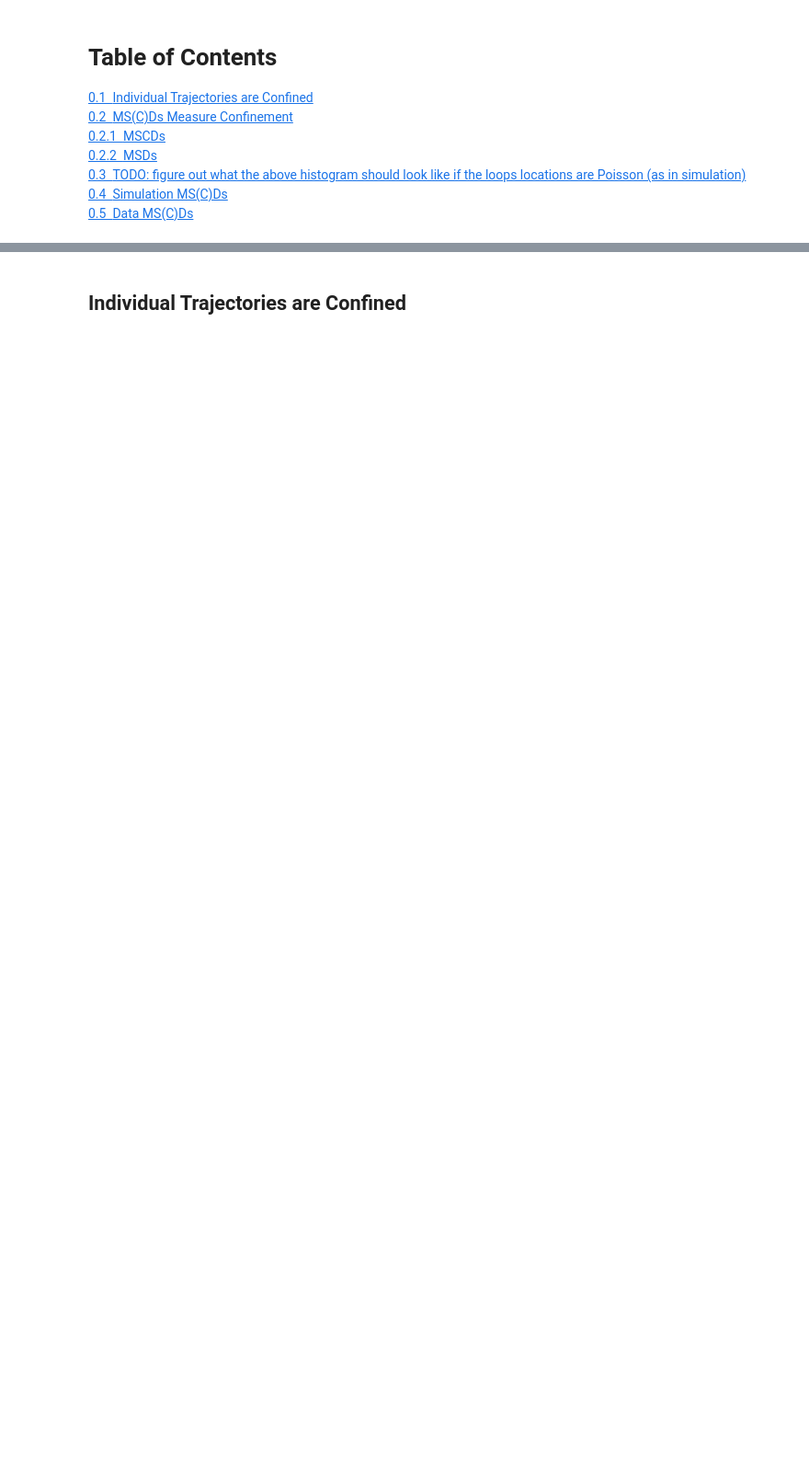
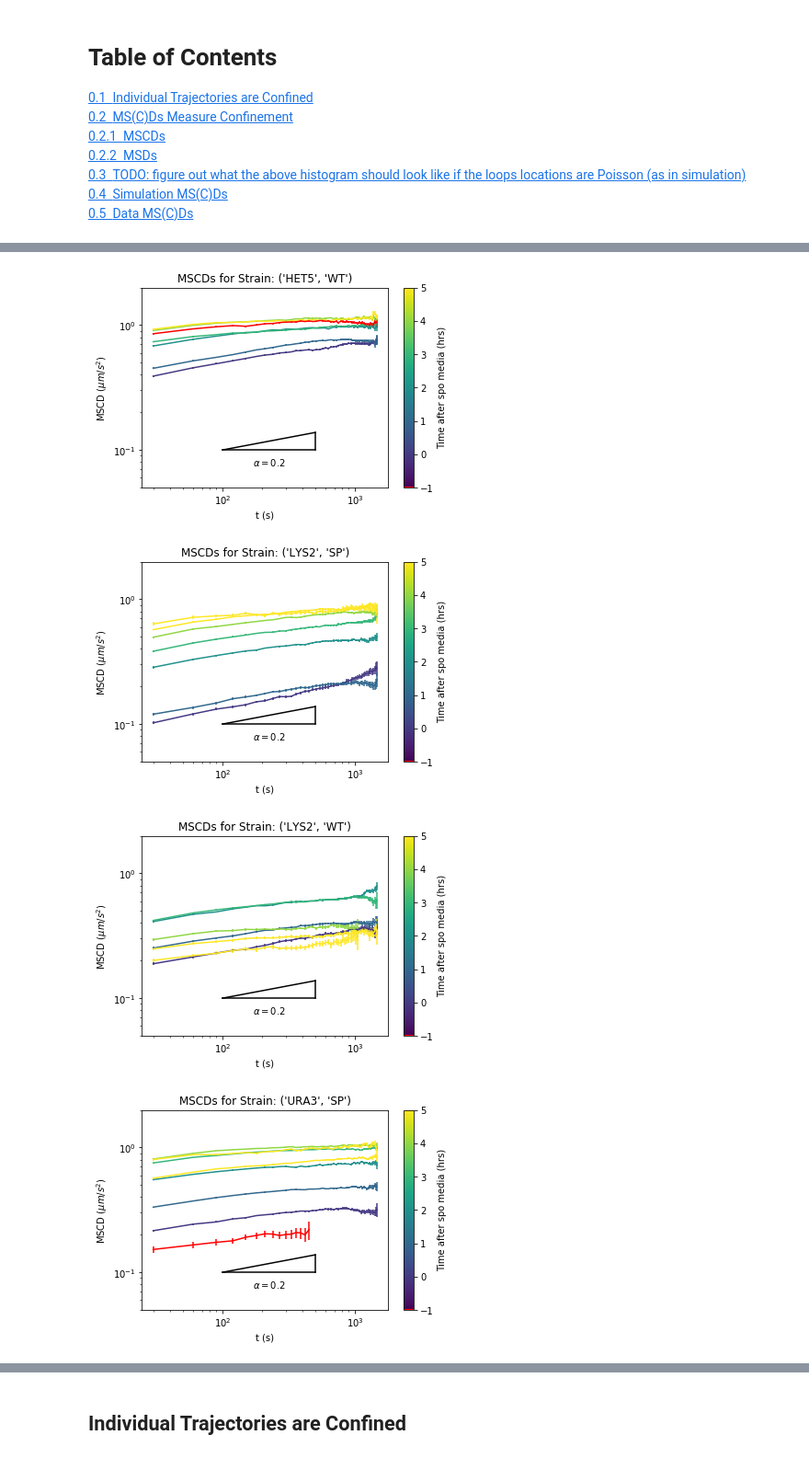
Before and after one commit to brunobeltran/multi_locus_analysis, a Jupyter notebook: doc/source/ms(c)d.ipynb, the cells around one changed output, grey strips where cells are left out. Shown at 92% size. Drawn from its saved outputs; the diff is of its cells as text; code cells hidden in the pictures; blank space fills up the shorter version.

```diff
--- a/doc/source/ms(c)d.ipynb
+++ b/doc/source/ms(c)d.ipynb
@@ -15,0 +90,2 @@ from multi_locus_analysis.examples.burgess import msds
+# %%
+mscds = pd.read_csv(burgess.burgess_dir / Path('msds_dvel.csv'))
@@ -15,0 +94,27 @@ from multi_locus_analysis.examples.burgess import msds
+# %%
+cmap = mpl.cm.get_cmap('viridis')
+for i in range(10):
+    cmap.colors[i] = [1, 0, 0] # make t=-1 red
+for strain, d in mscds.groupby(['locus', 'genotype']):
+    plt.figure()
+    plt.yscale('log')
+    plt.xscale('log')
+    plt.xlabel('t (s)')
+    plt.ylabel('MSCD ($\mu{}m/s^2$)')
+    plt.title('MSCDs for Strain: ' + str(strain))
+    cnorm = mpl.colors.Normalize(vmin=-1, vmax=5)
+    sm = mpl.cm.ScalarMappable(norm=cnorm, cmap=cmap)
+    sm.set_array([])
+    for meiosis, data in d.groupby('meiosis'):
+        t = -1 if meiosis[1] == 'a' else int(meiosis[1])
+        data = data[data['delta'] > 0]
+        plt.errorbar(data['delta'], data['mean'], data['ste'], c=cmap(cnorm(t)))
+    cb = plt.colorbar(sm)
+    cb.set_label('Time after spo media (hrs)')
+    bplt.draw_power_law_triangle(alpha=0.2, x0=[100, 0.1], width=0.7, orientation='down', x0_logscale=False, label=r'$\alpha=0.2$')
+    plt.ylim([0.05, 2])
+# %% [output]
+[figure, added]
+[figure, added]
+[figure, added]
+[figure, added]
```
Also changed, not shown: parts of 117 cells of this notebook.
